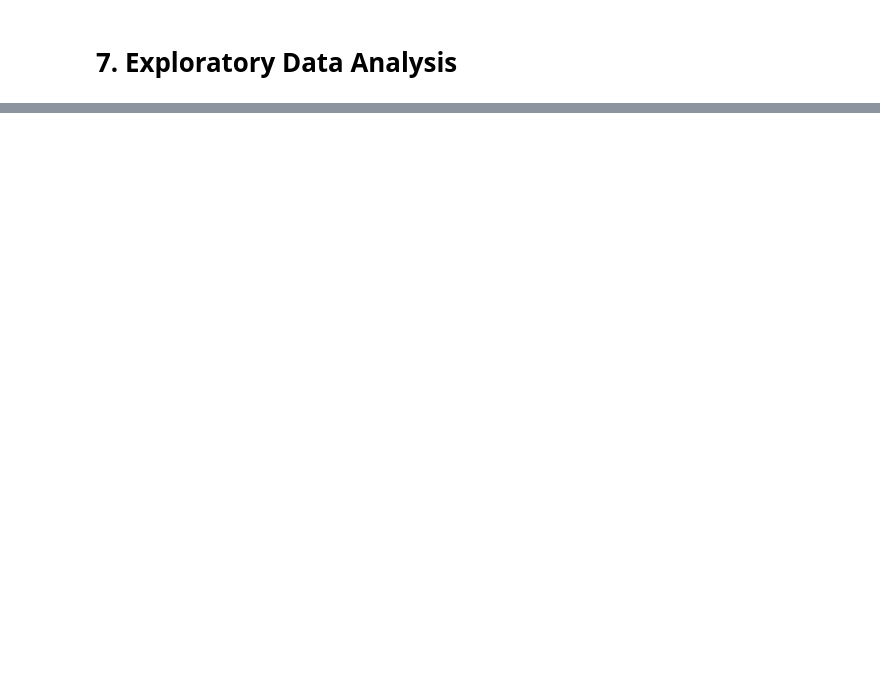
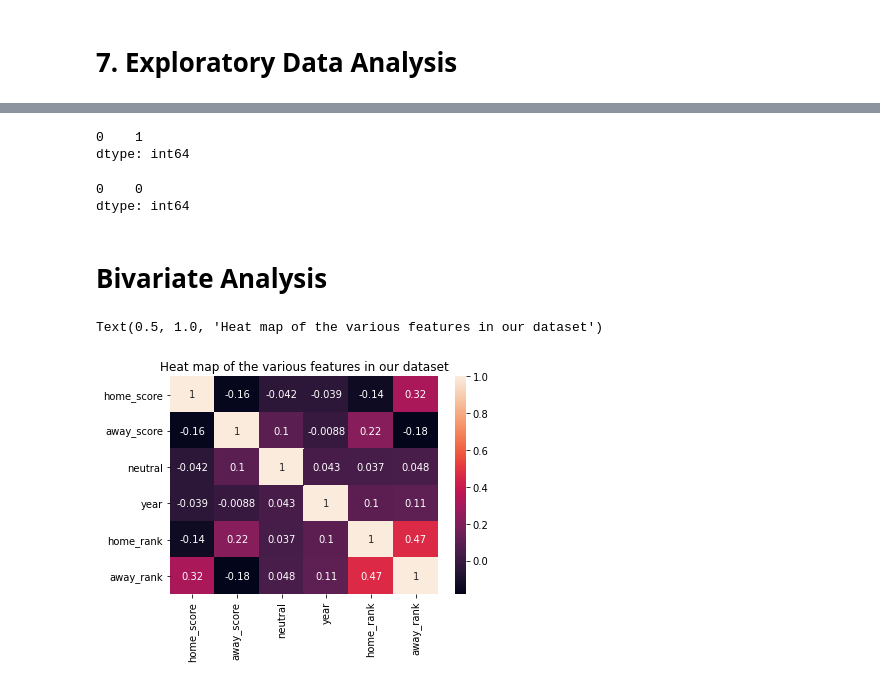
Before and after one commit to Obreintelly/Mchezo_Pesa_Football_Prediction_Analysis, a Jupyter notebook: Mchezo_Pesa_Football_Results_Prediction.ipynb, the cells around one changed output, grey strips where cells are left out. Cells and saved outputs as stored; diff of their text form; code cells hidden in the pictures; blank space fills up the shorter version.

```diff
--- a/Mchezo_Pesa_Football_Results_Prediction.ipynb
+++ b/Mchezo_Pesa_Football_Results_Prediction.ipynb
@@ -621,0 +711,19 @@ df.to_csv('df.csv', index=False)
+# %%
+df.home_score.mode()
+# %% [output]
+0    1
+dtype: int64
+# %%
+df.away_score.mode()
+# %% [output]
+0    0
+dtype: int64
+# %% [markdown]
+# **Bivariate Analysis**
+# %%
+#Visualizing the correlation between the various features in our dataset
+sns.heatmap(df.corr(), annot=True)
+plt.title('Heat map of the various features in our dataset')
+# %% [output]
+Text(0.5, 1.0, 'Heat map of the various features in our dataset')
+[figure, added]
```
Also changed, not shown: parts of 14 cells of this notebook.
